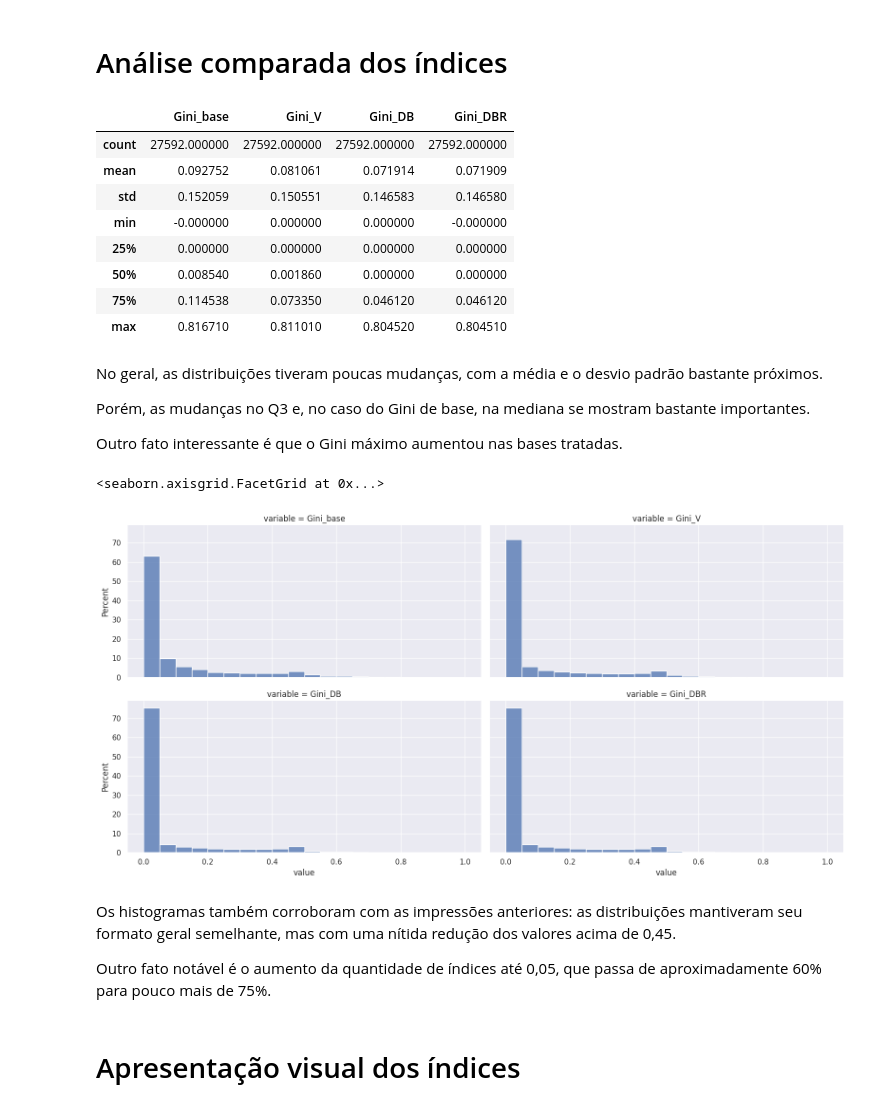
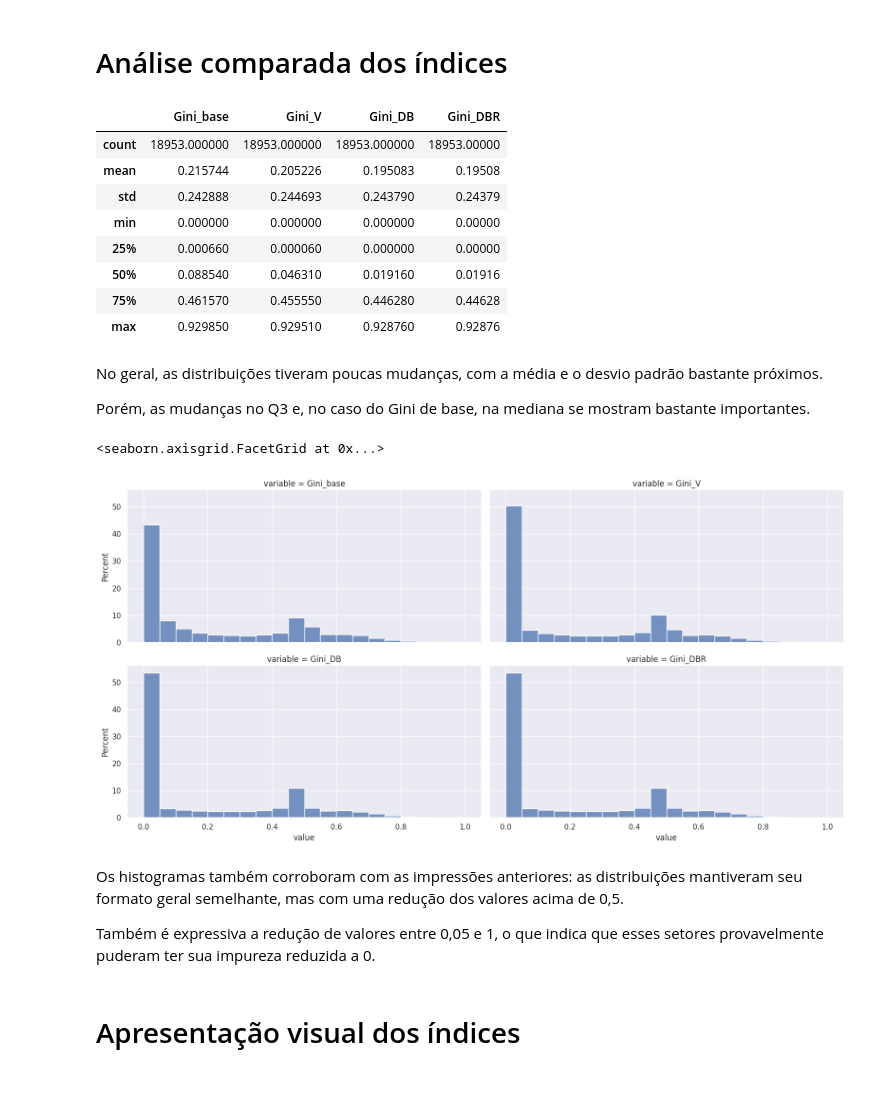
Before and after one commit to sepep-pmsp/compatibilizacao-setores-censitarios, a Jupyter notebook: 07 Impureza de Gini.ipynb, the cells around one changed output. Saved outputs shown, nothing was run; the diff lists cells and outputs as text; code cells hidden in the pictures.

Commit message:
Notebook refatorado para calculo com base em 2010

```diff
--- a/07 Impureza de Gini.ipynb
+++ b/07 Impureza de Gini.ipynb
@@ -192,0 +169,4 @@ Wall time: 1min 40s
+# %%
+%%time
+setores10['Gini_base'] = setores10['CD_GEOCODI'].apply(lambda r: row_gini_impurity(r, sim_10))
+setores10
@@ -193,5 +189,5 @@ Wall time: 1min 40s
 # %%
 %%time
-setores22['Gini_V'] = setores22['CD_SETOR'].apply(lambda r: row_gini_impurity(r, sim_viario_22))
-setores22
+setores10['Gini_V'] = setores10['CD_GEOCODI'].apply(lambda r: row_gini_impurity(r, sim_viario_10))
+setores10
 # %% [output]
@@ -230,5 +209,5 @@ Wall time: 1min 25s
 # %%
 %%time
-setores22['Gini_DB'] = setores22['CD_SETOR'].apply(lambda r: row_gini_impurity(r, sim_double_buff_22))
-setores22
+setores10['Gini_DB'] = setores10['CD_GEOCODI'].apply(lambda r: row_gini_impurity(r, sim_double_buff_10))
+setores10
 # %% [output]
@@ -269,5 +229,5 @@ Wall time: 1min 5s
 # %%
 %%time
-setores22['Gini_DBR'] = setores22['CD_SETOR'].apply(lambda r: row_gini_impurity(r, sim_double_buff_resga_22))
-setores22
+setores10['Gini_DBR'] = setores10['CD_GEOCODI'].apply(lambda r: row_gini_impurity(r, sim_double_buff_resga_10))
+setores10
 # %% [output]
@@ -308,38 +249,36 @@ Wall time: 1min 2s
 # %% [markdown]
 # Análise comparada dos índices
 # %%
-setores22[['Gini_base', 'Gini_V', 'Gini_DB', 'Gini_DBR']].describe()
+setores10[['Gini_base', 'Gini_V', 'Gini_DB', 'Gini_DBR']].describe()
 # %% [output]
 |  | Gini_base | Gini_V | Gini_DB | Gini_DBR |
-| count | 27592.000000 | 27592.000000 | 27592.000000 | 27592.000000 |
-| mean | 0.092752 | 0.081061 | 0.071914 | 0.071909 |
-| std | 0.152059 | 0.150551 | 0.146583 | 0.146580 |
-| min | -0.000000 | 0.000000 | 0.000000 | -0.000000 |
-| 25% | 0.000000 | 0.000000 | 0.000000 | 0.000000 |
-| 50% | 0.008540 | 0.001860 | 0.000000 | 0.000000 |
-| 75% | 0.114538 | 0.073350 | 0.046120 | 0.046120 |
-| max | 0.816710 | 0.811010 | 0.804520 | 0.804510 |
+| count | 18953.000000 | 18953.000000 | 18953.000000 | 18953.00000 |
+| mean | 0.215744 | 0.205226 | 0.195083 | 0.19508 |
+| std | 0.242888 | 0.244693 | 0.243790 | 0.24379 |
+| min | 0.000000 | 0.000000 | 0.000000 | 0.00000 |
+| 25% | 0.000660 | 0.000060 | 0.000000 | 0.00000 |
+| 50% | 0.088540 | 0.046310 | 0.019160 | 0.01916 |
+| 75% | 0.461570 | 0.455550 | 0.446280 | 0.44628 |
+| max | 0.929850 | 0.929510 | 0.928760 | 0.92876 |
 # %% [markdown]
 No geral, as distribuições tiveram poucas mudanças, com a média e o desvio padrão bastante próximos.
 
 Porém, as mudanças no Q3 e, no caso do Gini de base, na mediana se mostram bastante importantes.
-
-Outro fato interessante é que o Gini máximo aumentou nas bases tratadas.
 # %%
-melted = setores22[['CD_SETOR', 'Gini_base', 'Gini_V', 'Gini_DB', 'Gini_DBR']].melt('CD_SETOR')
+melted = setores10[['CD_GEOCODI', 'Gini_base', 'Gini_V', 'Gini_DB', 'Gini_DBR']].melt('CD_GEOCODI')
 g = sns.FacetGrid(melted,
                   col="variable",
                   col_wrap=2,
                   height=4,
                   aspect=2)
 g.map(sns.histplot, "value", stat='percent', bins=[b/100 for b in range(0, 105, 5)])
 # %% [output]
 <seaborn.axisgrid.FacetGrid at 0x...>
-[figure, old version]
+[figure, new version]
 # %% [markdown]
 
-Os histogramas também corroboram com as impressões anteriores: as distribuições mantiveram seu formato geral semelhante, mas com uma nítida redução dos valores acima de 0,45.
+Os histogramas também corroboram com as impressões anteriores: as distribuições mantiveram seu formato geral semelhante, mas com uma redução dos valores acima de 0,5.
 
-Outro fato notável é o aumento da quantidade de índices até 0,05, que passa de aproximadamente 60% para pouco mais de 75%.
+Também é expressiva a redução de valores entre 0,05 e 1, o que indica que esses setores provavelmente puderam ter sua impureza reduzida a 0.
 # %% [markdown]
 # Apresentação visual dos índices
```
Also changed, not shown: parts of 27 cells of this notebook.
